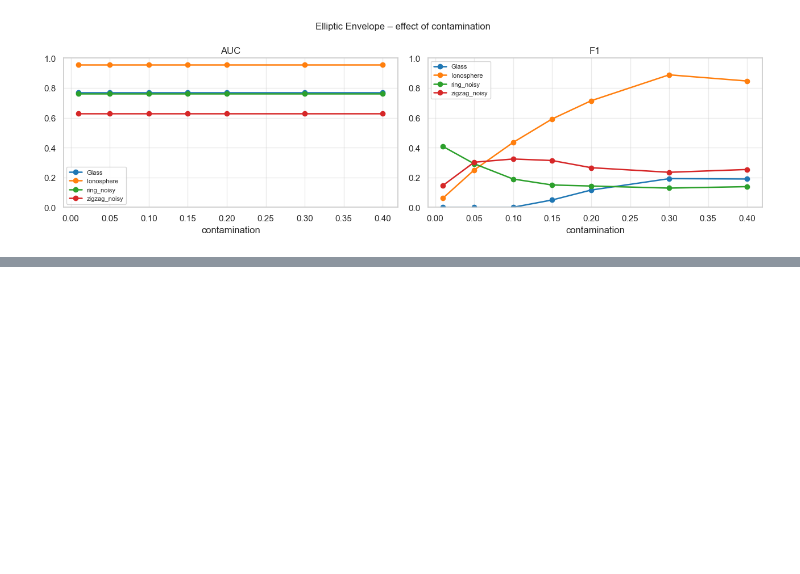
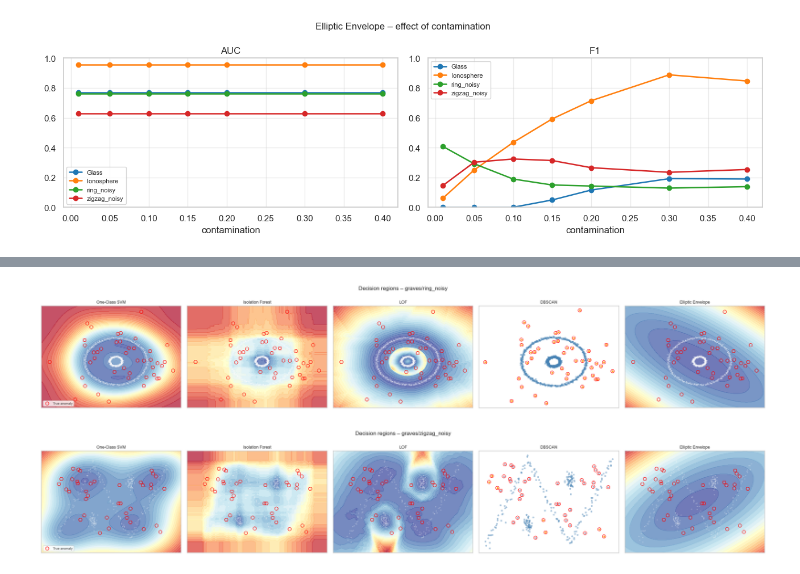
Before and after one commit to annaostrowska03/anomaly-detection-benchmark, a Jupyter notebook: notebooks/01_data_exploration.ipynb, the cells around one changed output, grey strips where cells are left out. Cells and saved outputs as stored; diff of their text form; code cells hidden in the pictures; blank space fills up the shorter version.

```diff
--- a/notebooks/01_data_exploration.ipynb
+++ b/notebooks/01_data_exploration.ipynb
@@ -624,0 +629,68 @@ plot_hyperparam('contamination', contamination_values, ee_cont_results,
+# %%
+def plot_decision_boundaries_2d(ds_name, X, y_anomaly, h=0.05):
+    Xs = StandardScaler().fit_transform(X)
+    x1_min, x1_max = Xs[:, 0].min() - 0.5, Xs[:, 0].max() + 0.5
+    x2_min, x2_max = Xs[:, 1].min() - 0.5, Xs[:, 1].max() + 0.5
+    xx, yy = np.meshgrid(np.arange(x1_min, x1_max, h),
+                         np.arange(x2_min, x2_max, h))
+    grid = np.c_[xx.ravel(), yy.ravel()]
+
+    from sklearn.neighbors import NearestNeighbors
+    dists, _ = NearestNeighbors(n_neighbors=4).fit(Xs).kneighbors(Xs)
+    eps_auto = np.percentile(dists[:, -1], 95)
+
+    methods_2d = [
+        ('One-Class SVM',
+         OneClassSVM(nu=0.1, kernel='rbf', gamma='scale'),
+         lambda m, g: -m.decision_function(g)),
+        ('Isolation Forest',
+         IsolationForest(contamination=0.1, random_state=RANDOM_STATE),
+         lambda m, g: -m.decision_function(g)),
+        ('LOF',
+         LocalOutlierFactor(n_neighbors=20, contamination=0.1, novelty=True),
+         lambda m, g: -m.decision_function(g)),
+        ('DBSCAN',   None, None),   # handled separately
+        ('Elliptic Envelope',
+         EllipticEnvelope(contamination=0.1, random_state=RANDOM_STATE),
+         lambda m, g: -m.decision_function(g).ravel()),
+    ]
+
+    n_methods = len(methods_2d)
+    fig, axes = plt.subplots(1, n_methods, figsize=(4.5 * n_methods, 4))
+
+    for ax, (mname, clf, score_fn) in zip(axes, methods_2d):
+        if mname == 'DBSCAN':
+            labels = DBSCAN(eps=eps_auto, min_samples=5).fit_predict(Xs)
+            pred   = (labels == -1).astype(int)
+            # colour scatter by predicted label only
+            ax.scatter(Xs[pred == 0, 0], Xs[pred == 0, 1],
+                       c='steelblue', s=8, alpha=0.4, label='Predicted inlier')
+            ax.scatter(Xs[pred == 1, 0], Xs[pred == 1, 1],
+                       c='orange', s=8, alpha=0.8, label='Predicted anomaly')
+        else:
+            clf.fit(Xs)
+            Z = score_fn(clf, grid).reshape(xx.shape)
+            ax.contourf(xx, yy, Z, levels=30, cmap='RdYlBu_r', alpha=0.7)
+            ax.scatter(Xs[:, 0], Xs[:, 1], c='white', s=6, alpha=0.3, edgecolors='none')
+
+        # circle true anomalies
+        ax.scatter(Xs[y_anomaly == 1, 0], Xs[y_anomaly == 1, 1],
+                   facecolors='none', edgecolors='red', s=50, linewidths=1,
+                   label='True anomaly')
+        ax.set_title(mname, fontsize=9)
+        ax.set_xticks([]); ax.set_yticks([])
+
+    axes[0].legend(fontsize=7, loc='lower left')
+    fig.suptitle(f'Decision regions – {ds_name}', fontsize=12)
+    plt.tight_layout()
+    plt.show()
+
+
+for ds_name, X, yc, ya in [
+    ('graves/ring_noisy',   ring_noisy_X,   ring_noisy_yc,   ring_noisy_y),
+    ('graves/zigzag_noisy', zigzag_noisy_X, zigzag_noisy_yc, zigzag_noisy_y),
+]:
+    plot_decision_boundaries_2d(ds_name, X, ya)
+# %% [output]
+[figure, added]
+[figure, added]
```
Also changed, not shown: parts of 1 cell of this notebook.
